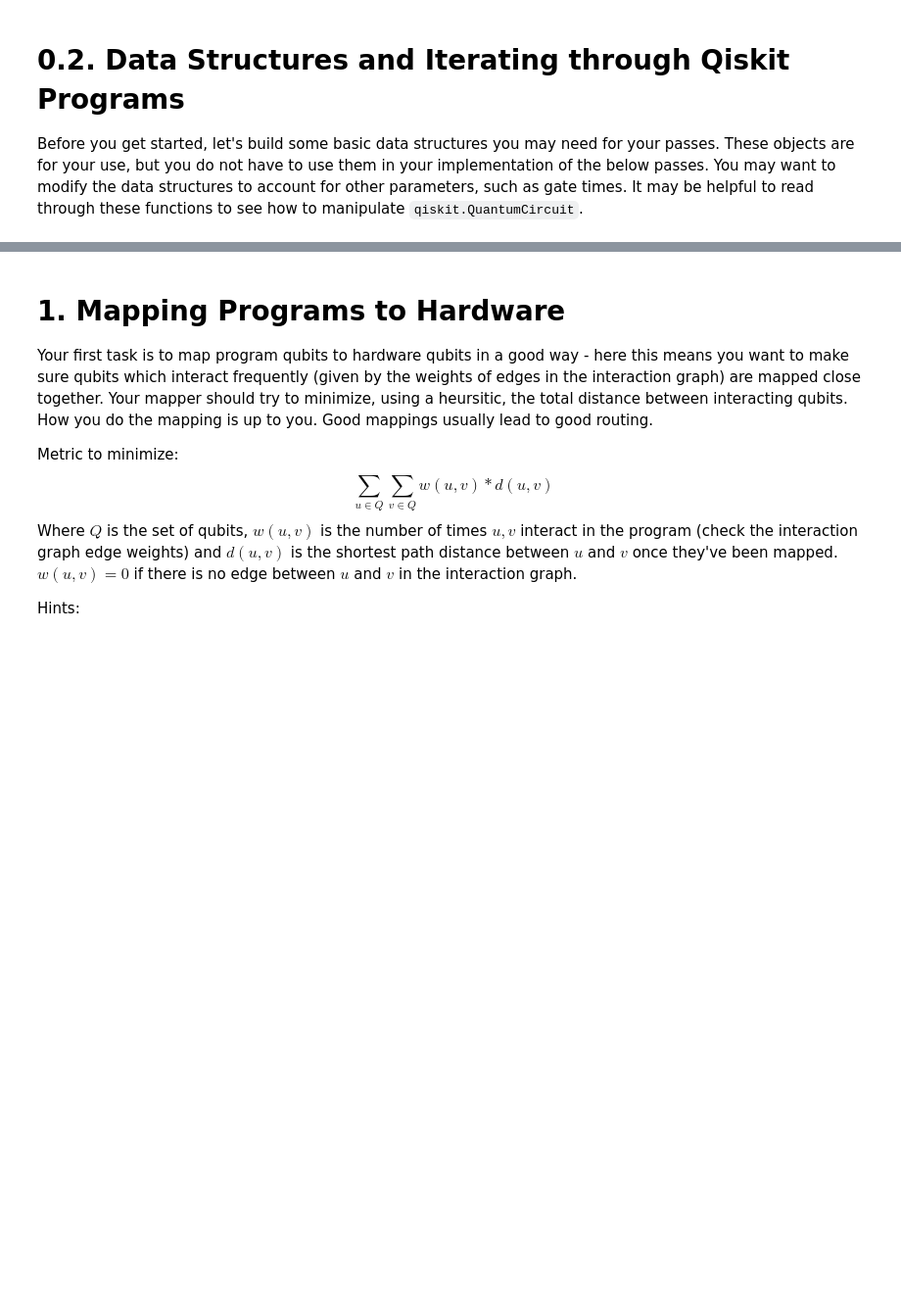
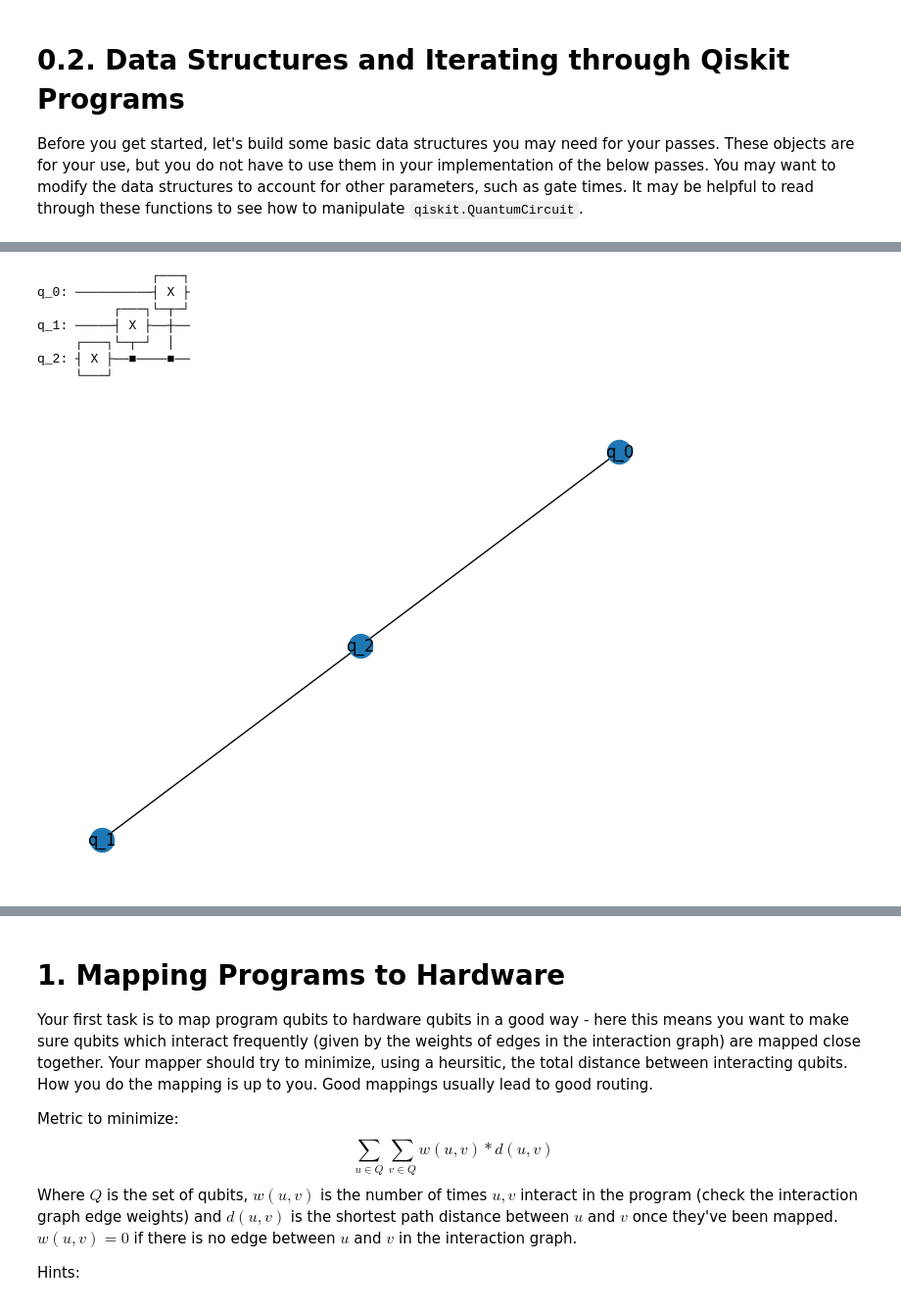
Before and after one commit to giriragav/UChicago---QCSD, a Jupyter notebook: Module 3/lab6/lab6.ipynb, the cells around one changed output, grey strips where cells are left out. Shown at 98% size. Saved outputs shown, nothing was run; the diff lists cells and outputs as text; code cells hidden in the pictures; blank space fills up the shorter version.

```diff
--- a/Module 3/lab6/lab6.ipynb
+++ b/Module 3/lab6/lab6.ipynb
@@ -334,12 +336,24 @@ def draw_routing(routed_circuit):
     routed_circuit.draw(fold=-1)
 # %%
 simple = QuantumCircuit(3)
-simple.cx(0, 1)
-simple.cx(1, 0)
+# simple.cx(0, 1)
+# simple.cx(1, 0)
 simple.x(2)
+simple.cx(2,1)
+simple.cx(2,0)
+display(simple.draw(fold=-1))
 
 ig = interaction_graph_from_circuit(simple)
 dep_g = build_program_dependency_graph(simple)
 draw_interaction_graph(ig)
+# %% [output]
+               ┌───┐
+q_0: ──────────┤ X ├
+          ┌───┐└─┬─┘
+q_1: ─────┤ X ├──┼──
+     ┌───┐└─┬─┘  │
+q_2: ┤ X ├──■────■──
+     └───┘
+[figure, added]
 # %%
 draw_dependency_graph(dep_g)
```
Also changed, not shown: parts of 4 cells of this notebook.
